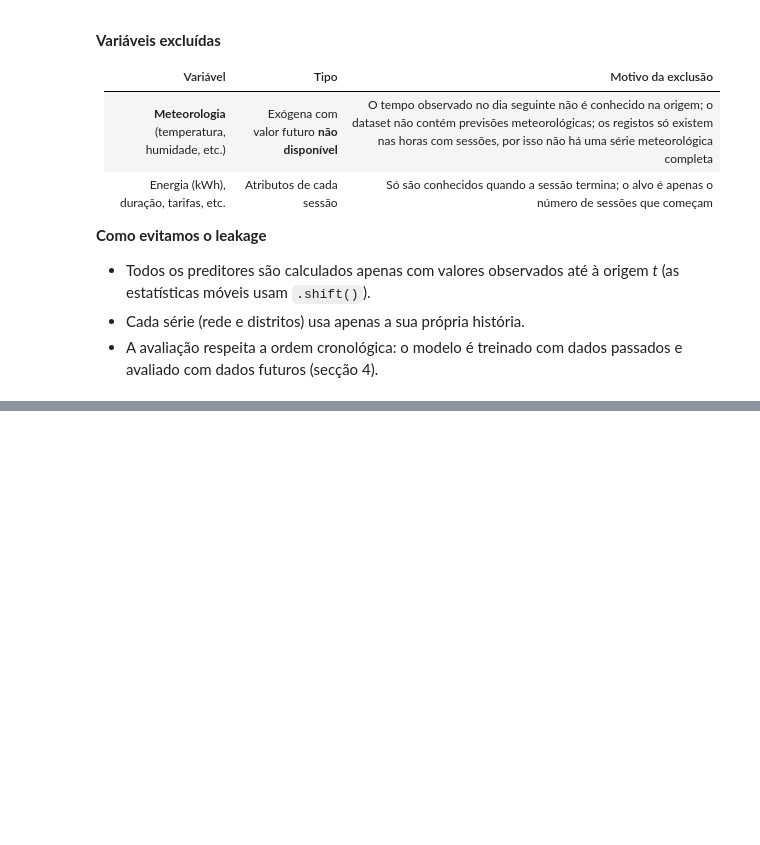
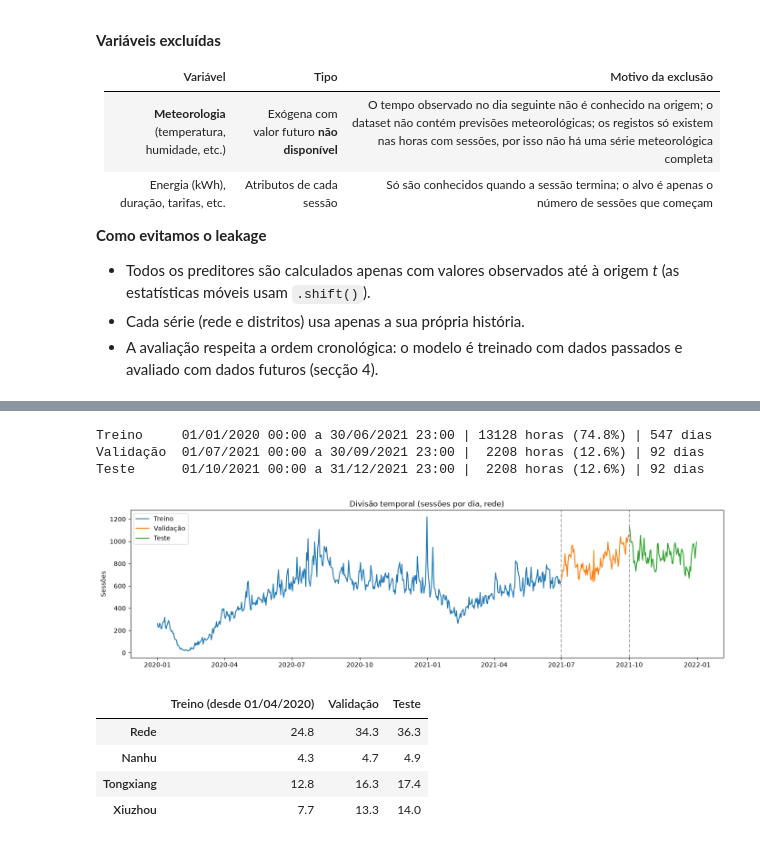
Before and after one commit to 1231478-Ellah-Fleischmann/MINDD-PROJETO-2, a Jupyter notebook: task1.ipynb, the cells around one changed output, grey strips where cells are left out. Cells and saved outputs as stored; diff of their text form; code cells hidden in the pictures; blank space fills up the shorter version.

```diff
--- a/task1.ipynb
+++ b/task1.ipynb
@@ -1122,0 +1148,45 @@ A **hora do dia** não é usada como preditor: como a origem é sempre às 23:00
+# %%
+# Divisão temporal (datas definidas na secção 2.1)
+train = series.loc[:TRAIN_END]
+validation = series.loc[VALIDATION_START:VALIDATION_END]
+test = series.loc[TEST_START:TEST_END]
+
+development = pd.concat([train, validation])   # treino + validação (para o modelo final)
+
+# Verificações: os conjuntos não se sobrepõem e cobrem a série toda
+assert train.index.max() < validation.index.min()
+assert validation.index.max() < test.index.min()
+assert len(train) + len(validation) + len(test) == len(series)
+
+for nome, parte in [('Treino', train), ('Validação', validation), ('Teste', test)]:
+    print(f'{nome:10s} {parte.index.min():%d/%m/%Y %H:%M} a {parte.index.max():%d/%m/%Y %H:%M} | '
+          f'{len(parte):5d} horas ({len(parte) / len(series):.1%}) | {len(parte) // 24} dias')
+
+# Gráfico da divisão (sessões por dia na rede)
+diario_rede = series['Rede'].resample('D').sum()
+plt.figure(figsize=(14, 4))
+plt.plot(diario_rede.loc[:TRAIN_END], label='Treino', color='tab:blue')
+plt.plot(diario_rede.loc[VALIDATION_START:VALIDATION_END], label='Validação', color='tab:orange')
+plt.plot(diario_rede.loc[TEST_START:TEST_END], label='Teste', color='tab:green')
+plt.axvline(pd.Timestamp(VALIDATION_START), color='grey', linestyle='--', alpha=0.7)
+plt.axvline(pd.Timestamp(TEST_START), color='grey', linestyle='--', alpha=0.7)
+plt.title('Divisão temporal (sessões por dia, rede)')
+plt.ylabel('Sessões')
+plt.legend()
+plt.tight_layout()
+plt.show()
+
+# Nível médio de cada série (sessões por hora) em cada conjunto
+pd.DataFrame({'Treino (desde 01/04/2020)': series.loc['2020-04-01':TRAIN_END].mean(),
+              'Validação': validation.mean(),
+              'Teste': test.mean()}).round(1)
+# %% [output]
+Treino     01/01/2020 00:00 a 30/06/2021 23:00 | 13128 horas (74.8%) | 547 dias
+Validação  01/07/2021 00:00 a 30/09/2021 23:00 |  2208 horas (12.6%) | 92 dias
+Teste      01/10/2021 00:00 a 31/12/2021 23:00 |  2208 horas (12.6%) | 92 dias
+[figure, added]
+|  | Treino (desde 01/04/2020) | Validação | Teste |
+| Rede | 24.8 | 34.3 | 36.3 |
+| Nanhu | 4.3 | 4.7 | 4.9 |
+| Tongxiang | 12.8 | 16.3 | 17.4 |
+| Xiuzhou | 7.7 | 13.3 | 14.0 |
```
Also changed, not shown: parts of 7 cells of this notebook.
